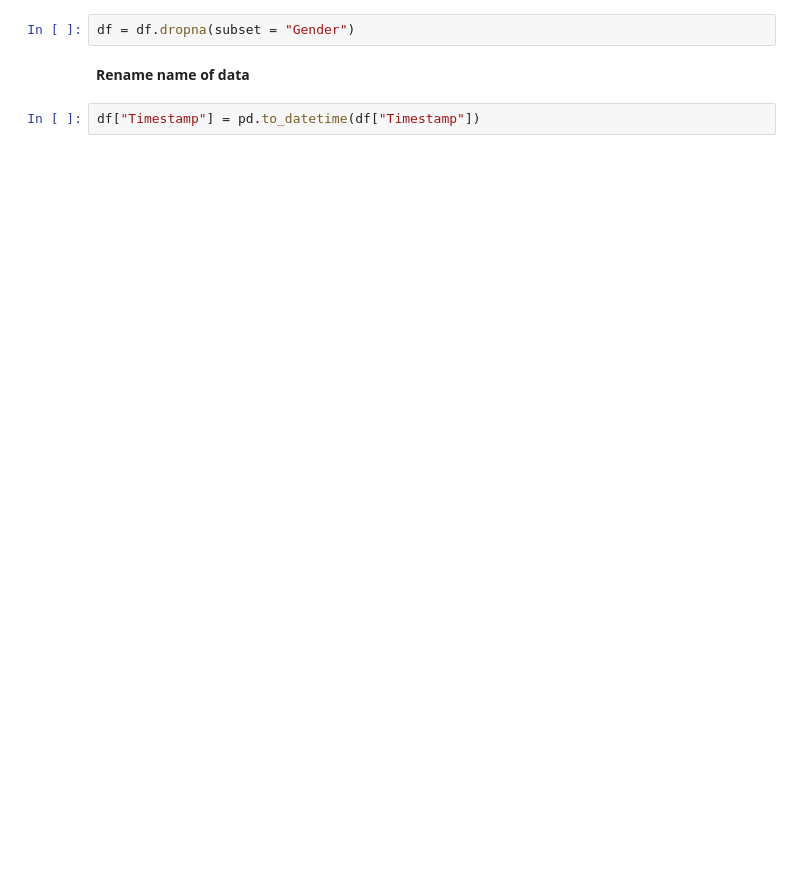
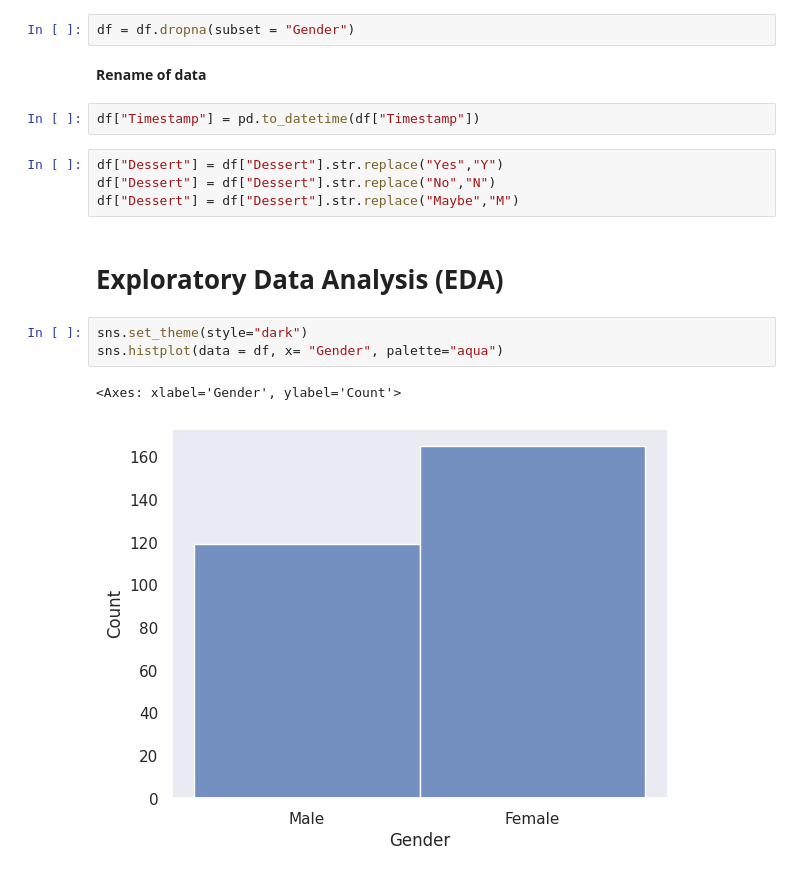
Before and after one commit to YusufAbdurrahmann/data-preprocessing-3, a Jupyter notebook: data_preprocessing_3.ipynb, the cells around one changed output. Drawn from its saved outputs; the diff is of its cells as text; blank space fills up the shorter version.

```diff
--- a/data_preprocessing_3.ipynb
+++ b/data_preprocessing_3.ipynb
@@ -78,6 +78,18 @@ df.describe()
 # %%
 df = df.dropna(subset = "Gender")
 # %% [markdown]
-**Rename name of data**
+**Rename of data**
 # %%
 df["Timestamp"] = pd.to_datetime(df["Timestamp"])
+# %%
+df["Dessert"] = df["Dessert"].str.replace("Yes","Y")
+df["Dessert"] = df["Dessert"].str.replace("No","N")
+df["Dessert"] = df["Dessert"].str.replace("Maybe","M")
+# %% [markdown]
+# **Exploratory Data Analysis (EDA)**
+# %%
+sns.set_theme(style="dark")
+sns.histplot(data = df, x= "Gender", palette="aqua")
+# %% [output]
+<Axes: xlabel='Gender', ylabel='Count'>
+[figure, added]
```
Also changed, not shown: parts of 2 cells of this notebook.
